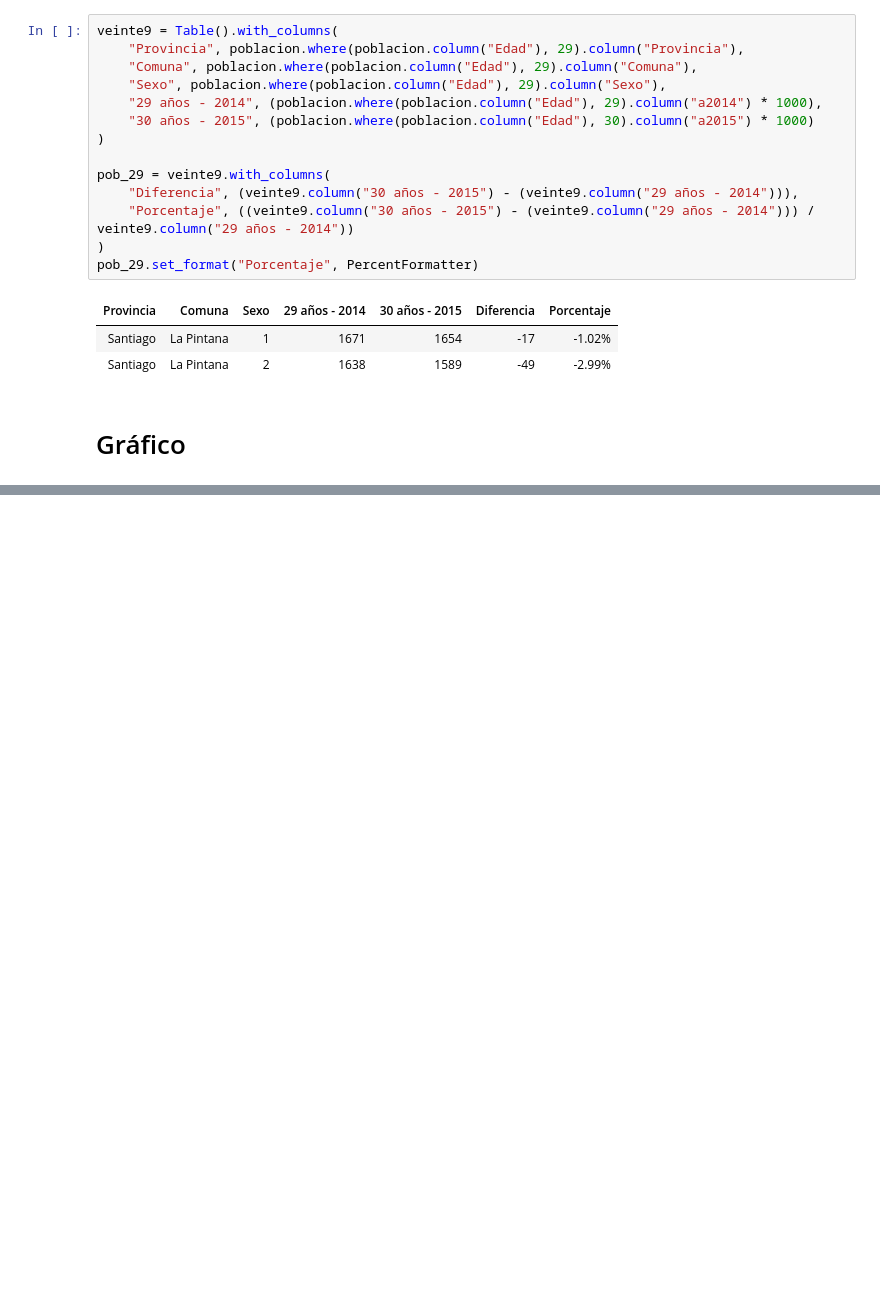
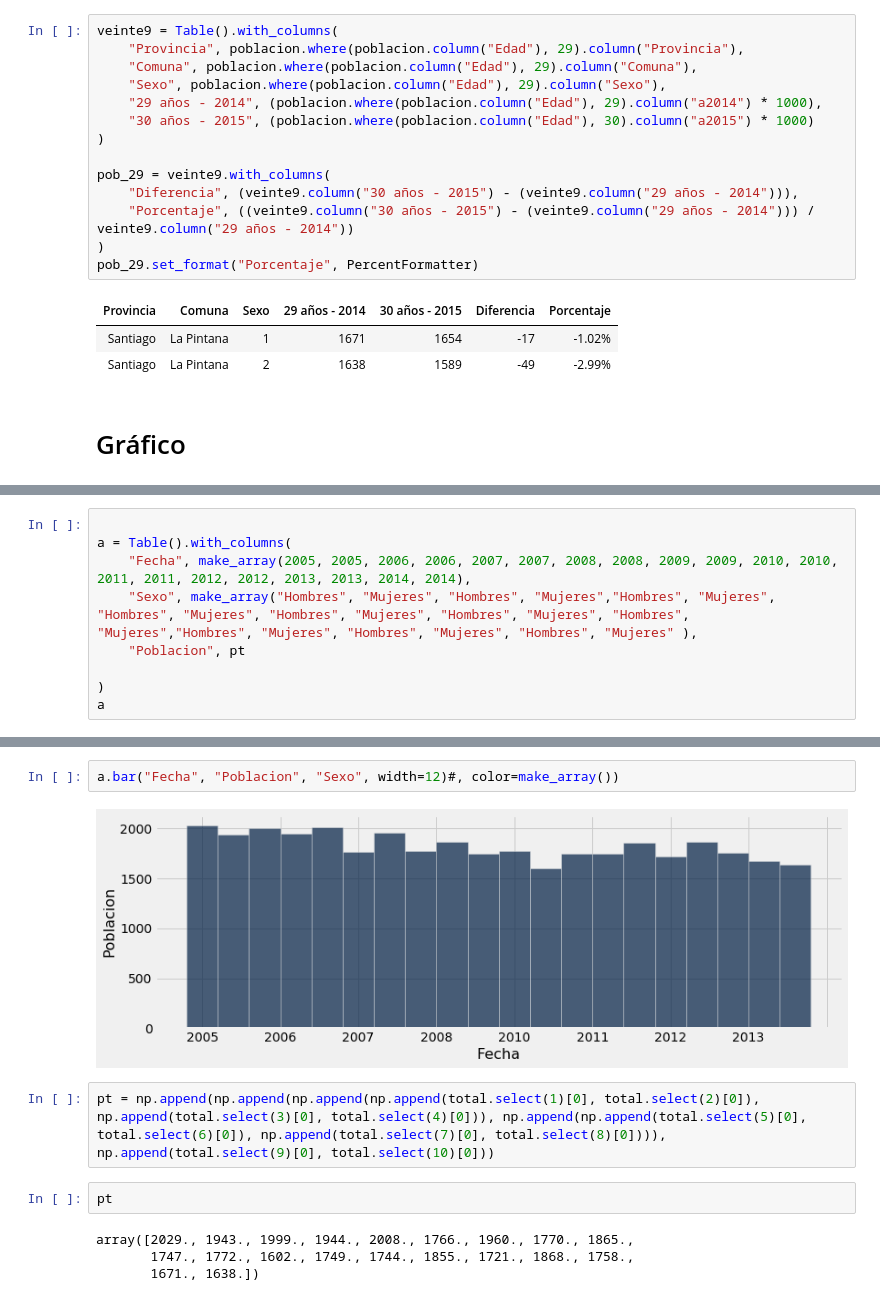
Before and after one commit to rafatorrealba/ConDatos2020, a Jupyter notebook: Dinamica de la Poblacion Extendida.ipynb, the cells around one changed output, grey strips where cells are left out. Cells and saved outputs as stored; diff of their text form; blank space fills up the shorter version.

Commit message:
Updating Dinamica de la Poblacion Extendida

```diff
--- a/Dinamica de la Poblacion Extendida.ipynb
+++ b/Dinamica de la Poblacion Extendida.ipynb
@@ -255,0 +256,9 @@ total.bar("Sexo")
+# %%
+
+a = Table().with_columns(
+    "Fecha", make_array(2005, 2005, 2006, 2006, 2007, 2007, 2008, 2008, 2009, 2009, 2010, 2010, 2011, 2011, 2012, 2012, 2013, 2013, 2014, 2014),
+    "Sexo", make_array("Hombres", "Mujeres", "Hombres", "Mujeres","Hombres", "Mujeres", "Hombres", "Mujeres", "Hombres", "Mujeres", "Hombres", "Mujeres", "Hombres", "Mujeres","Hombres", "Mujeres", "Hombres", "Mujeres", "Hombres", "Mujeres" ),
+    "Poblacion", pt
+
+)
+a
@@ -255,0 +278,12 @@ total.bar("Sexo")
+# %%
+a.bar("Fecha", "Poblacion", "Sexo", width=12)#, color=make_array())
+# %% [output]
+[figure, added]
+# %%
+pt = np.append(np.append(np.append(np.append(total.select(1)[0], total.select(2)[0]), np.append(total.select(3)[0], total.select(4)[0])), np.append(np.append(total.select(5)[0], total.select(6)[0]), np.append(total.select(7)[0], total.select(8)[0]))), np.append(total.select(9)[0], total.select(10)[0]))
+# %%
+pt
+# %% [output]
+array([2029., 1943., 1999., 1944., 2008., 1766., 1960., 1770., 1865.,
+       1747., 1772., 1602., 1749., 1744., 1855., 1721., 1868., 1758.,
+       1671., 1638.])
```
Also changed, not shown: parts of 3 cells of this notebook.
